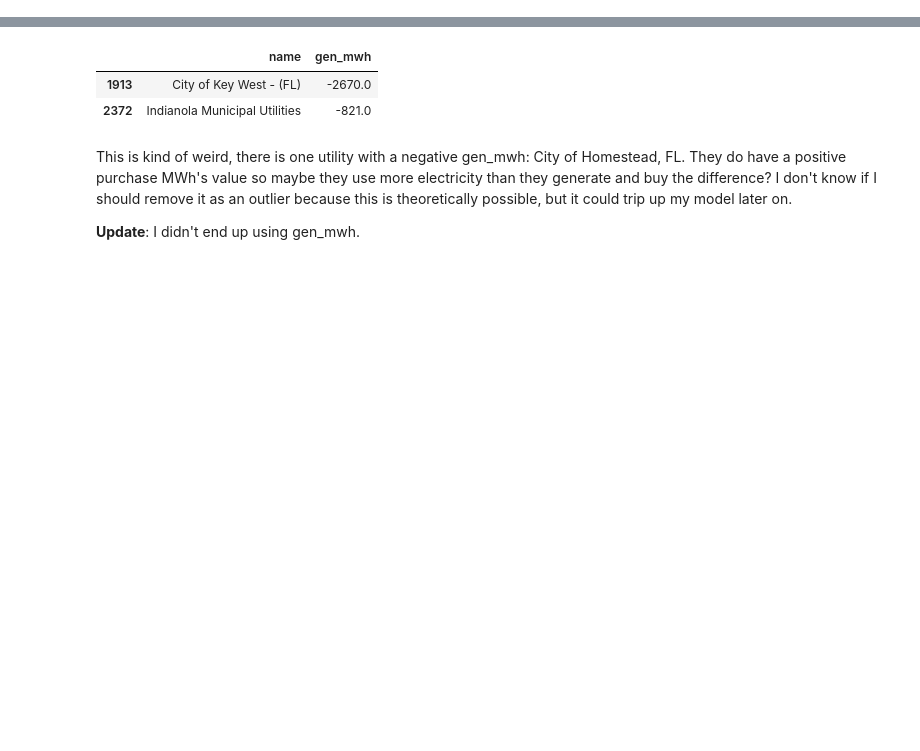
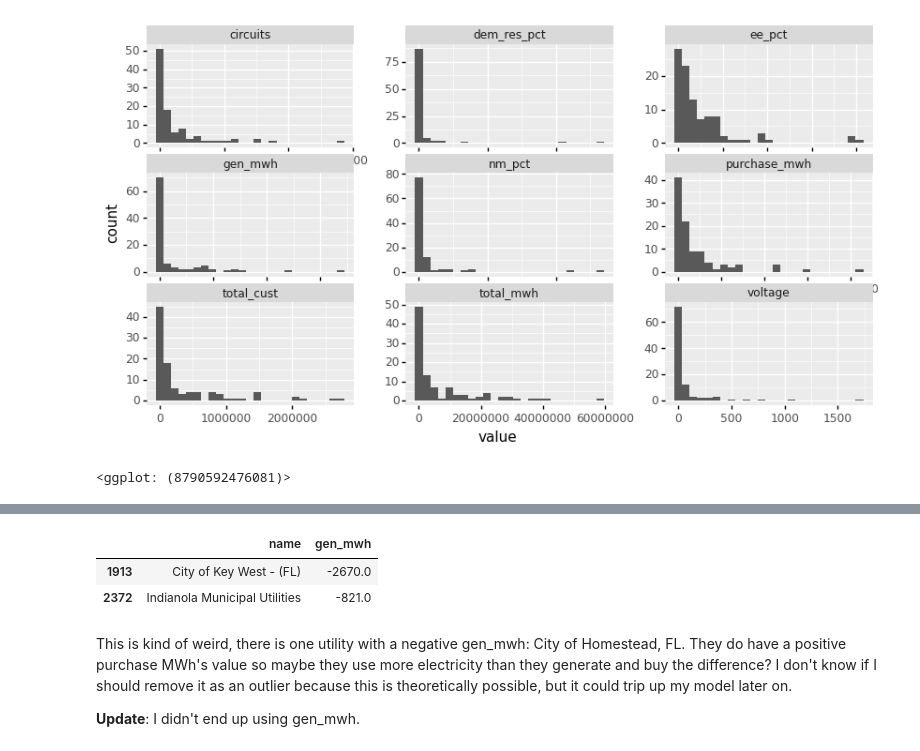
Before and after one commit to gloriadli/DS1_Final_Project, a Jupyter notebook: Attempt-3-Modelling.ipynb, the cells around one changed output, grey strips where cells are left out. Drawn from its saved outputs; the diff is of its cells as text; code cells hidden in the pictures; blank space fills up the shorter version.

```diff
--- a/Attempt-3-Modelling.ipynb
+++ b/Attempt-3-Modelling.ipynb
@@ -53,0 +82,9 @@ warnings.filterwarnings("ignore")
+# %%
+y = df_19_nona['saidi_nomed']
+X = df_19_nona[['ba','state','type','total_mwh',
+           'nerc','gen_mwh','purchase_mwh',
+           'circuits','voltage',
+           'total_cust','nm_pct','ee_pct',
+           'dem_res_pct']]
+# %%
+train_X, test_X, train_y, test_y = train_test_split(X,y,test_size=.25,random_state=1997)
@@ -53,0 +120,14 @@ warnings.filterwarnings("ignore")
+# %%
+# Plot the continuous variables
+df_num = train_X.select_dtypes(include="number").melt()
+
+(
+    ggplot(df_num,aes(x="value")) +
+    geom_histogram(bins=25) +
+    facet_wrap("variable",scales='free') +
+    theme(figure_size=(10,5),
+          subplots_adjust={'wspace':0.25})
+)
+# %% [output]
+[figure, added]
+<ggplot: (8790592476081)>
```
Also changed, not shown: parts of 83 cells of this notebook, 12 other files.
